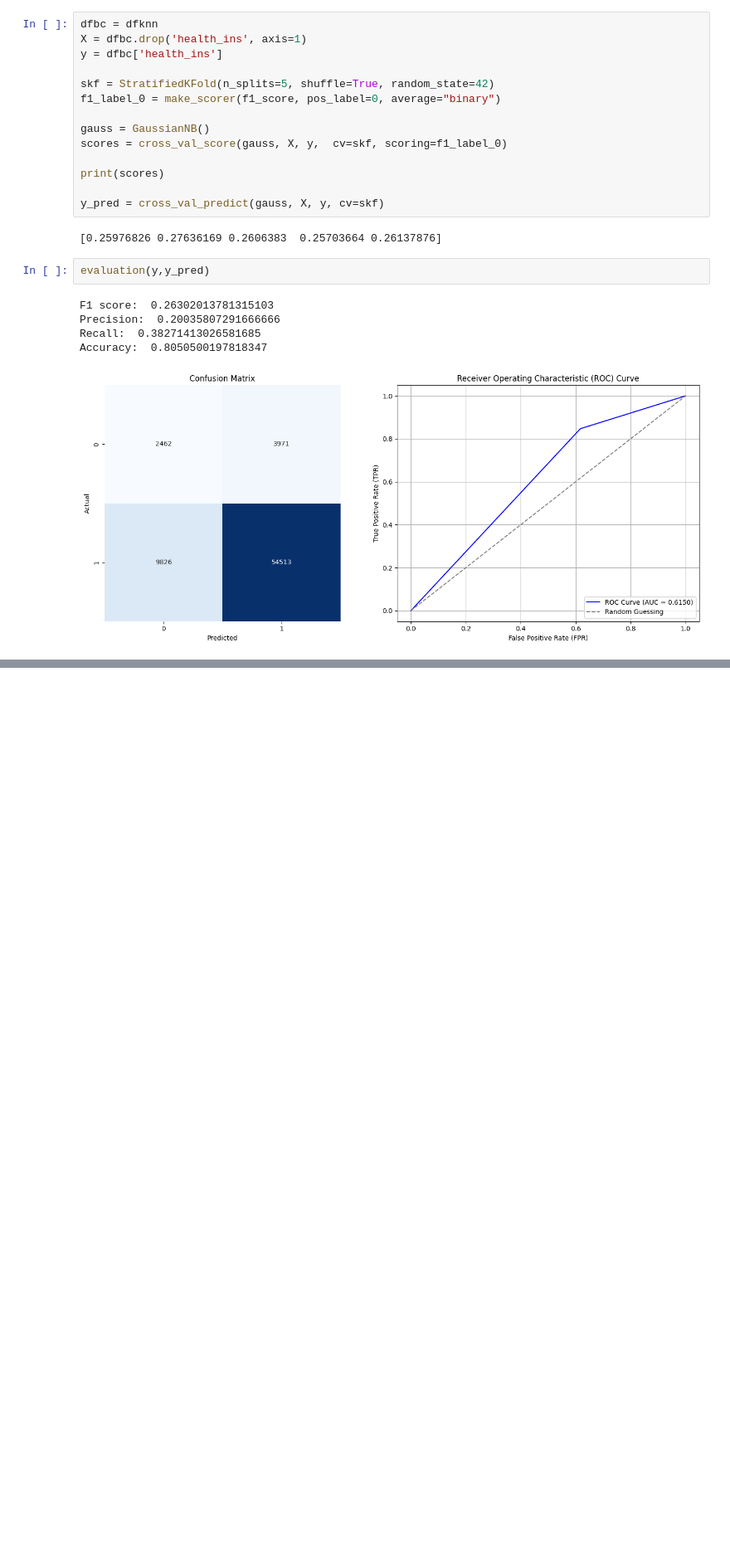
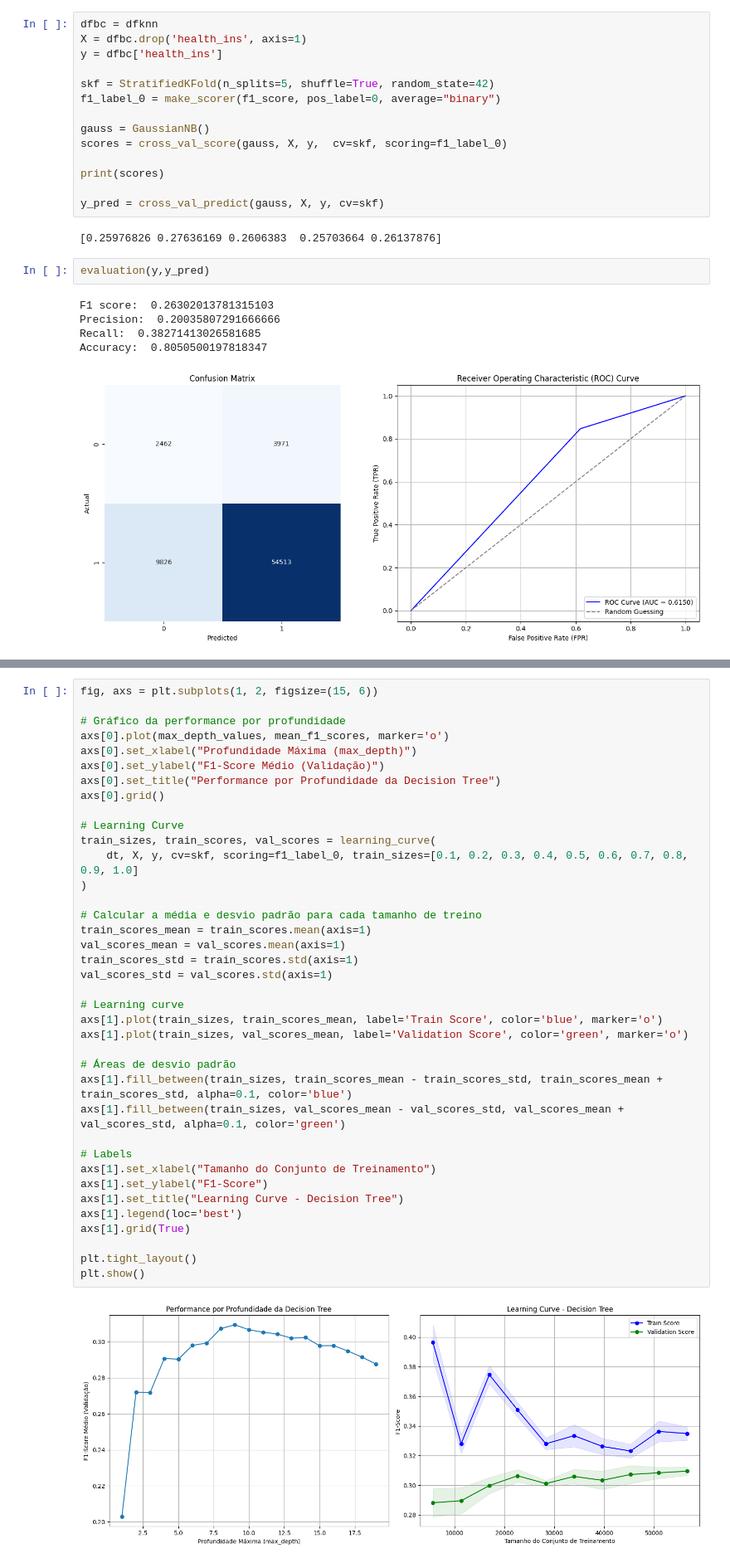
Before and after one commit to Barb02/IDS_project, a Jupyter notebook: customer.ipynb, the cells around one changed output, grey strips where cells are left out. Shown at 83% size. Cells and saved outputs as stored; diff of their text form; blank space fills up the shorter version.

```diff
--- a/customer.ipynb
+++ b/customer.ipynb
@@ -646,0 +704,40 @@ Accuracy:  0.8050500197818347
+# %%
+fig, axs = plt.subplots(1, 2, figsize=(15, 6))
+
+# Gráfico da performance por profundidade
+axs[0].plot(max_depth_values, mean_f1_scores, marker='o')
+axs[0].set_xlabel("Profundidade Máxima (max_depth)")
+axs[0].set_ylabel("F1-Score Médio (Validação)")
+axs[0].set_title("Performance por Profundidade da Decision Tree")
+axs[0].grid()
+
+# Learning Curve
+train_sizes, train_scores, val_scores = learning_curve(
+    dt, X, y, cv=skf, scoring=f1_label_0, train_sizes=[0.1, 0.2, 0.3, 0.4, 0.5, 0.6, 0.7, 0.8, 0.9, 1.0]
+)
+
+# Calcular a média e desvio padrão para cada tamanho de treino
+train_scores_mean = train_scores.mean(axis=1)
+val_scores_mean = val_scores.mean(axis=1)
+train_scores_std = train_scores.std(axis=1)
+val_scores_std = val_scores.std(axis=1)
+
+# Learning curve
+axs[1].plot(train_sizes, train_scores_mean, label='Train Score', color='blue', marker='o')
+axs[1].plot(train_sizes, val_scores_mean, label='Validation Score', color='green', marker='o')
+
+# Áreas de desvio padrão
+axs[1].fill_between(train_sizes, train_scores_mean - train_scores_std, train_scores_mean + train_scores_std, alpha=0.1, color='blue')
+axs[1].fill_between(train_sizes, val_scores_mean - val_scores_std, val_scores_mean + val_scores_std, alpha=0.1, color='green')
+
+# Labels
+axs[1].set_xlabel("Tamanho do Conjunto de Treinamento")
+axs[1].set_ylabel("F1-Score")
+axs[1].set_title("Learning Curve - Decision Tree")
+axs[1].legend(loc='best')
+axs[1].grid(True)
+
+plt.tight_layout()
+plt.show()
+# %% [output]
+[figure, added]
```
Also changed, not shown: parts of 21 cells of this notebook.
